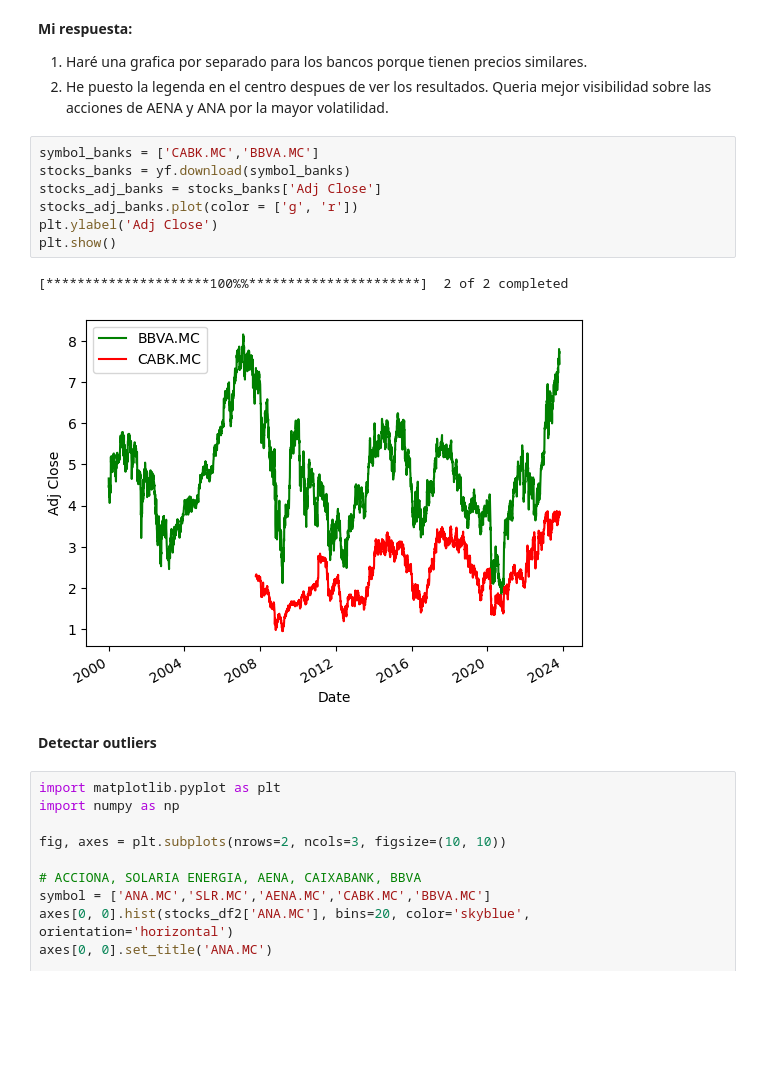
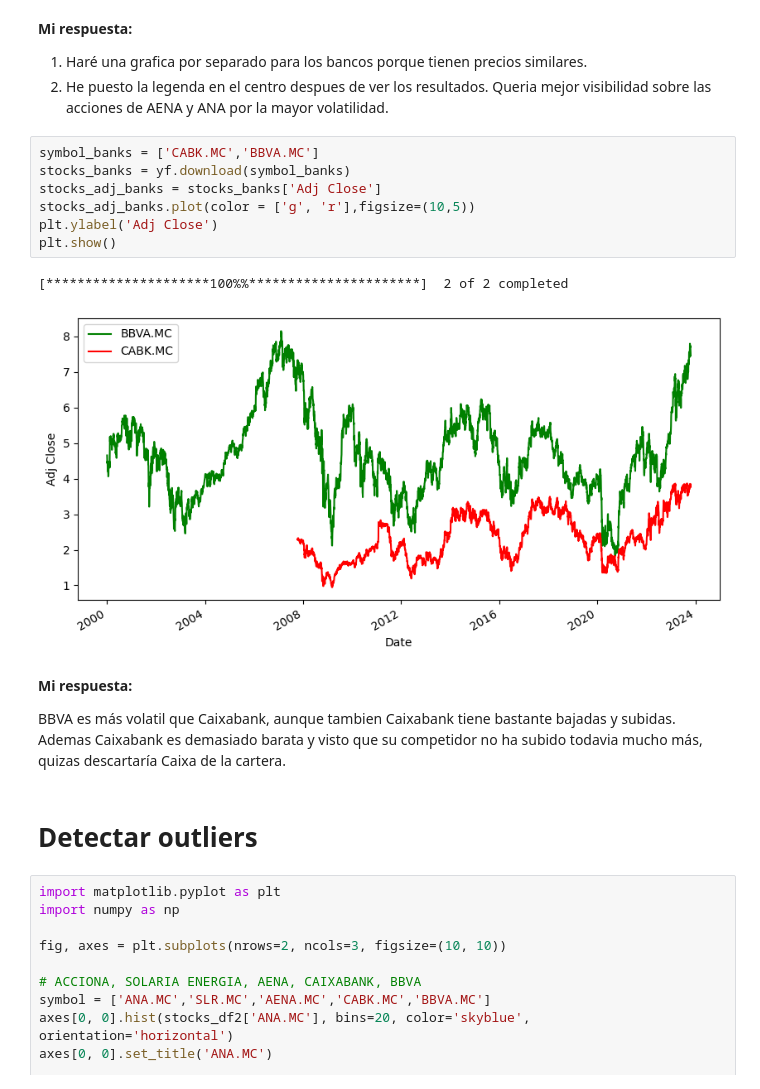
Before and after one commit to venidaydream/Intro_to_Big_Data, a Jupyter notebook: big_data_3_entrega_IBEX35.ipynb, the cells around one changed output. Cells and saved outputs as stored; diff of their text form; blank space fills up the shorter version.

```diff
--- a/big_data_3_entrega_IBEX35.ipynb
+++ b/big_data_3_entrega_IBEX35.ipynb
@@ -183,15 +183,19 @@ plt.show()
 # %%
 symbol_banks = ['CABK.MC','BBVA.MC']
 stocks_banks = yf.download(symbol_banks)
 stocks_adj_banks = stocks_banks['Adj Close']
-stocks_adj_banks.plot(color = ['g', 'r'])
+stocks_adj_banks.plot(color = ['g', 'r'],figsize=(10,5))
 plt.ylabel('Adj Close')
 plt.show()
 # %% [output]
 [*********************100%%**********************]  2 of 2 completed
-[figure, old version]
+[figure, new version]
+# %% [markdown]
+**Mi respuesta:**
+
+BBVA es más volatil que Caixabank, aunque tambien Caixabank tiene bastante bajadas y subidas. Ademas Caixabank es demasiado barata y visto que su competidor no ha subido todavia mucho más, quizas descartaría Caixa de la cartera.
 # %% [markdown]
-**Detectar outliers**
+# **Detectar outliers**
 # %%
 import matplotlib.pyplot as plt
 import numpy as np
```
Also changed, not shown: parts of 16 cells of this notebook.
